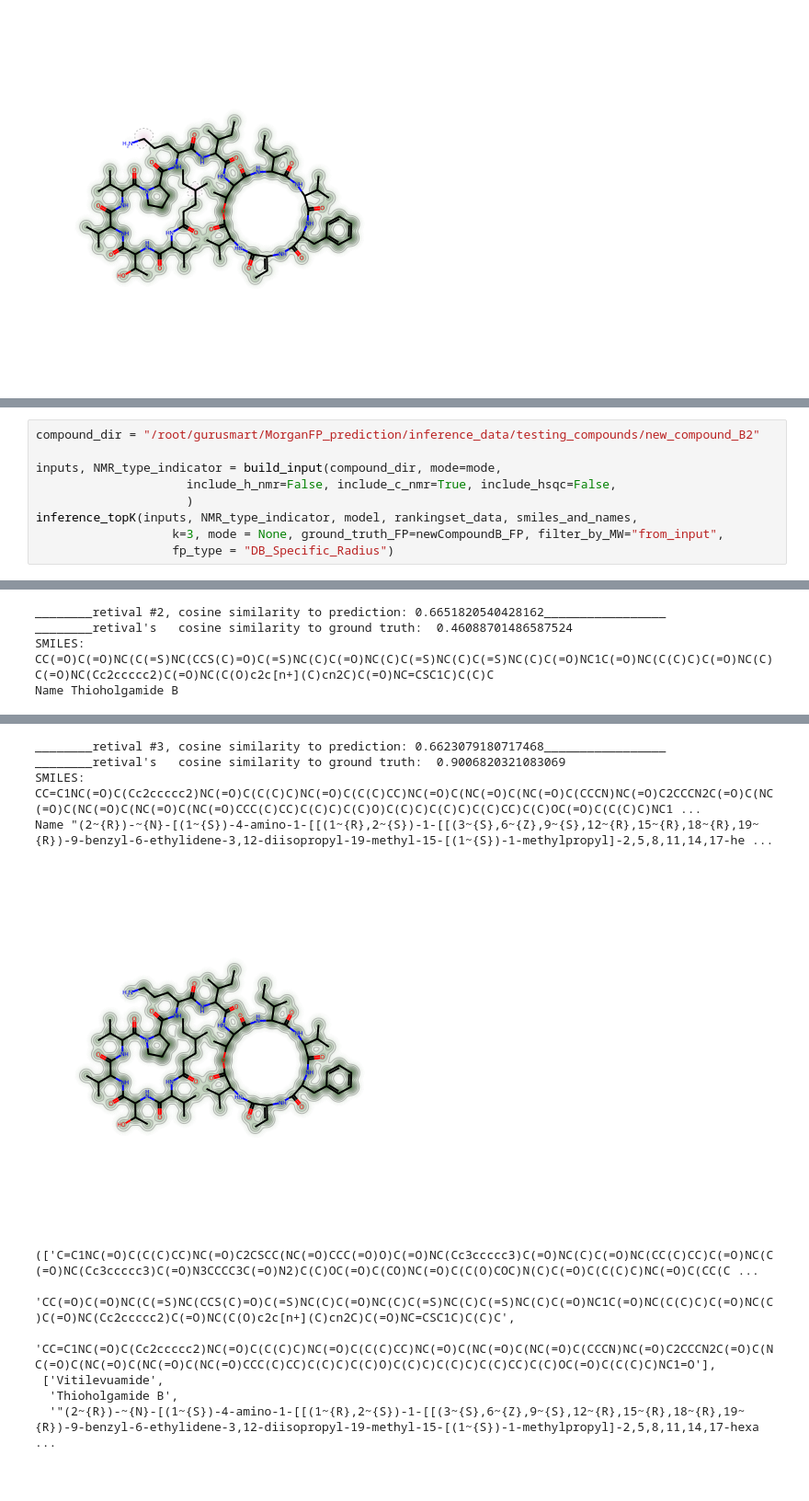
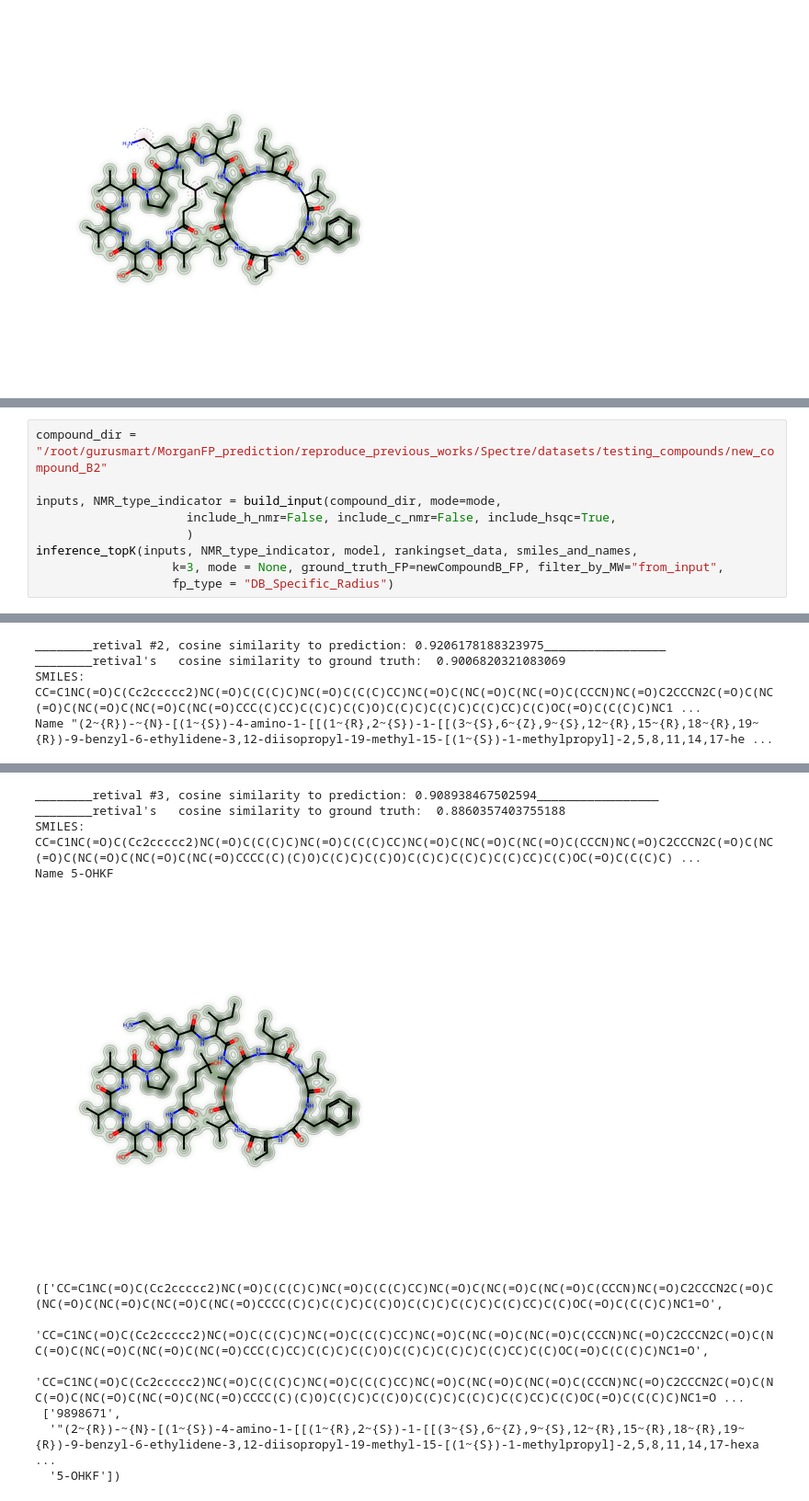
Before and after one commit to xwd0418/Spectre, a Jupyter notebook: inference/inference_with_unique_FP.ipynb, the cells around one changed output, grey strips where cells are left out. Shown at 92% size. Saved outputs shown, nothing was run; the diff lists cells and outputs as text.

```diff
--- a/inference/inference_with_unique_FP.ipynb
+++ b/inference/inference_with_unique_FP.ipynb
@@ -424,10 +422,10 @@ Name 9898671
  ['"(2~{R})-~{N}-[(1~{S})-4-amino-1-[[(1~{R},2~{S})-1-[[(3~{S},6~{Z},9~{S},12~{R},15~{R},18~{R},19~{R})-9-benzyl-6-ethylidene-3,12-diisopropyl-19-methyl-15-[(1~{S})-1-methylpropyl]-2,5,8,11,14,17-hexa ...
   '9898671'])
 # %%
-compound_dir = "/root/gurusmart/MorganFP_prediction/inference_data/testing_compounds/new_compound_B2"
+compound_dir = "/root/gurusmart/MorganFP_prediction/reproduce_previous_works/Spectre/datasets/testing_compounds/new_compound_B2"
 
 inputs, NMR_type_indicator = build_input(compound_dir, mode=mode,
-                     include_h_nmr=False, include_c_nmr=True, include_hsqc=False,
+                     include_h_nmr=False, include_c_nmr=False, include_hsqc=True,
                      )
 inference_topK(inputs, NMR_type_indicator, model, rankingset_data, smiles_and_names,
                    k=3, mode = None, ground_truth_FP=newCompoundB_FP, filter_by_MW="from_input",
@@ -449,4 +447,4 @@ Name Vitilevuamide
-________retival #2, cosine similarity to prediction: 0.6651820540428162_________________
-________retival's   cosine similarity to ground truth:  0.46088701486587524
-SMILES: CC(=O)C(=O)NC(C(=S)NC(CCS(C)=O)C(=S)NC(C)C(=O)NC(C)C(=S)NC(C)C(=S)NC(C)C(=O)NC1C(=O)NC(C(C)C)C(=O)NC(C)C(=O)NC(Cc2ccccc2)C(=O)NC(C(O)c2c[n+](C)cn2C)C(=O)NC=CSC1C)C(C)C
-Name Thioholgamide B
+________retival #2, cosine similarity to prediction: 0.9206178188323975_________________
+________retival's   cosine similarity to ground truth:  0.9006820321083069
+SMILES: CC=C1NC(=O)C(Cc2ccccc2)NC(=O)C(C(C)C)NC(=O)C(C(C)CC)NC(=O)C(NC(=O)C(NC(=O)C(CCCN)NC(=O)C2CCCN2C(=O)C(NC(=O)C(NC(=O)C(NC(=O)C(NC(=O)CCC(C)CC)C(C)C)C(C)O)C(C)C)C(C)C)C(C)CC)C(C)OC(=O)C(C(C)C)NC1 ...
+Name "(2~{R})-~{N}-[(1~{S})-4-amino-1-[[(1~{R},2~{S})-1-[[(3~{S},6~{Z},9~{S},12~{R},15~{R},18~{R},19~{R})-9-benzyl-6-ethylidene-3,12-diisopropyl-19-methyl-15-[(1~{S})-1-methylpropyl]-2,5,8,11,14,17-he ...
@@ -454,12 +452,12 @@ Name Thioholgamide B
-________retival #3, cosine similarity to prediction: 0.6623079180717468_________________
-________retival's   cosine similarity to ground truth:  0.9006820321083069
-SMILES: CC=C1NC(=O)C(Cc2ccccc2)NC(=O)C(C(C)C)NC(=O)C(C(C)CC)NC(=O)C(NC(=O)C(NC(=O)C(CCCN)NC(=O)C2CCCN2C(=O)C(NC(=O)C(NC(=O)C(NC(=O)C(NC(=O)CCC(C)CC)C(C)C)C(C)O)C(C)C)C(C)C)C(C)CC)C(C)OC(=O)C(C(C)C)NC1 ...
-Name "(2~{R})-~{N}-[(1~{S})-4-amino-1-[[(1~{R},2~{S})-1-[[(3~{S},6~{Z},9~{S},12~{R},15~{R},18~{R},19~{R})-9-benzyl-6-ethylidene-3,12-diisopropyl-19-methyl-15-[(1~{S})-1-methylpropyl]-2,5,8,11,14,17-he ...
+________retival #3, cosine similarity to prediction: 0.908938467502594_________________
+________retival's   cosine similarity to ground truth:  0.8860357403755188
+SMILES: CC=C1NC(=O)C(Cc2ccccc2)NC(=O)C(C(C)C)NC(=O)C(C(C)CC)NC(=O)C(NC(=O)C(NC(=O)C(CCCN)NC(=O)C2CCCN2C(=O)C(NC(=O)C(NC(=O)C(NC(=O)C(NC(=O)CCCC(C)(C)O)C(C)C)C(C)O)C(C)C)C(C)C)C(C)CC)C(C)OC(=O)C(C(C)C) ...
+Name 5-OHKF
-[figure, old version]
+[figure, new version]
-(['C=C1NC(=O)C(C(C)CC)NC(=O)C2CSCC(NC(=O)CCC(=O)O)C(=O)NC(Cc3ccccc3)C(=O)NC(C)C(=O)NC(CC(C)CC)C(=O)NC(C(=O)NC(Cc3ccccc3)C(=O)N3CCCC3C(=O)N2)C(C)OC(=O)C(CO)NC(=O)C(C(O)COC)N(C)C(=O)C(C(C)C)NC(=O)C(CC(C ...
-  'CC(=O)C(=O)NC(C(=S)NC(CCS(C)=O)C(=S)NC(C)C(=O)NC(C)C(=S)NC(C)C(=S)NC(C)C(=O)NC1C(=O)NC(C(C)C)C(=O)NC(C)C(=O)NC(Cc2ccccc2)C(=O)NC(C(O)c2c[n+](C)cn2C)C(=O)NC=CSC1C)C(C)C',
-  'CC=C1NC(=O)C(Cc2ccccc2)NC(=O)C(C(C)C)NC(=O)C(C(C)CC)NC(=O)C(NC(=O)C(NC(=O)C(CCCN)NC(=O)C2CCCN2C(=O)C(NC(=O)C(NC(=O)C(NC(=O)C(NC(=O)CCC(C)CC)C(C)C)C(C)O)C(C)C)C(C)C)C(C)CC)C(C)OC(=O)C(C(C)C)NC1=O'],
- ['Vitilevuamide',
-  'Thioholgamide B',
+(['CC=C1NC(=O)C(Cc2ccccc2)NC(=O)C(C(C)C)NC(=O)C(C(C)CC)NC(=O)C(NC(=O)C(NC(=O)C(CCCN)NC(=O)C2CCCN2C(=O)C(NC(=O)C(NC(=O)C(NC(=O)C(NC(=O)CCCC(C)C)C(C)C)C(C)O)C(C)C)C(C)C)C(C)CC)C(C)OC(=O)C(C(C)C)NC1=O',
+  'CC=C1NC(=O)C(Cc2ccccc2)NC(=O)C(C(C)C)NC(=O)C(C(C)CC)NC(=O)C(NC(=O)C(NC(=O)C(CCCN)NC(=O)C2CCCN2C(=O)C(NC(=O)C(NC(=O)C(NC(=O)C(NC(=O)CCC(C)CC)C(C)C)C(C)O)C(C)C)C(C)C)C(C)CC)C(C)OC(=O)C(C(C)C)NC1=O',
+  'CC=C1NC(=O)C(Cc2ccccc2)NC(=O)C(C(C)C)NC(=O)C(C(C)CC)NC(=O)C(NC(=O)C(NC(=O)C(CCCN)NC(=O)C2CCCN2C(=O)C(NC(=O)C(NC(=O)C(NC(=O)C(NC(=O)CCCC(C)(C)O)C(C)C)C(C)O)C(C)C)C(C)C)C(C)CC)C(C)OC(=O)C(C(C)C)NC1=O ...
+ ['9898671',
   '"(2~{R})-~{N}-[(1~{S})-4-amino-1-[[(1~{R},2~{S})-1-[[(3~{S},6~{Z},9~{S},12~{R},15~{R},18~{R},19~{R})-9-benzyl-6-ethylidene-3,12-diisopropyl-19-methyl-15-[(1~{S})-1-methylpropyl]-2,5,8,11,14,17-hexa ...
+  '5-OHKF'])
 # %%
```
Also changed, not shown: parts of 11 cells of this notebook, 1 other file.
